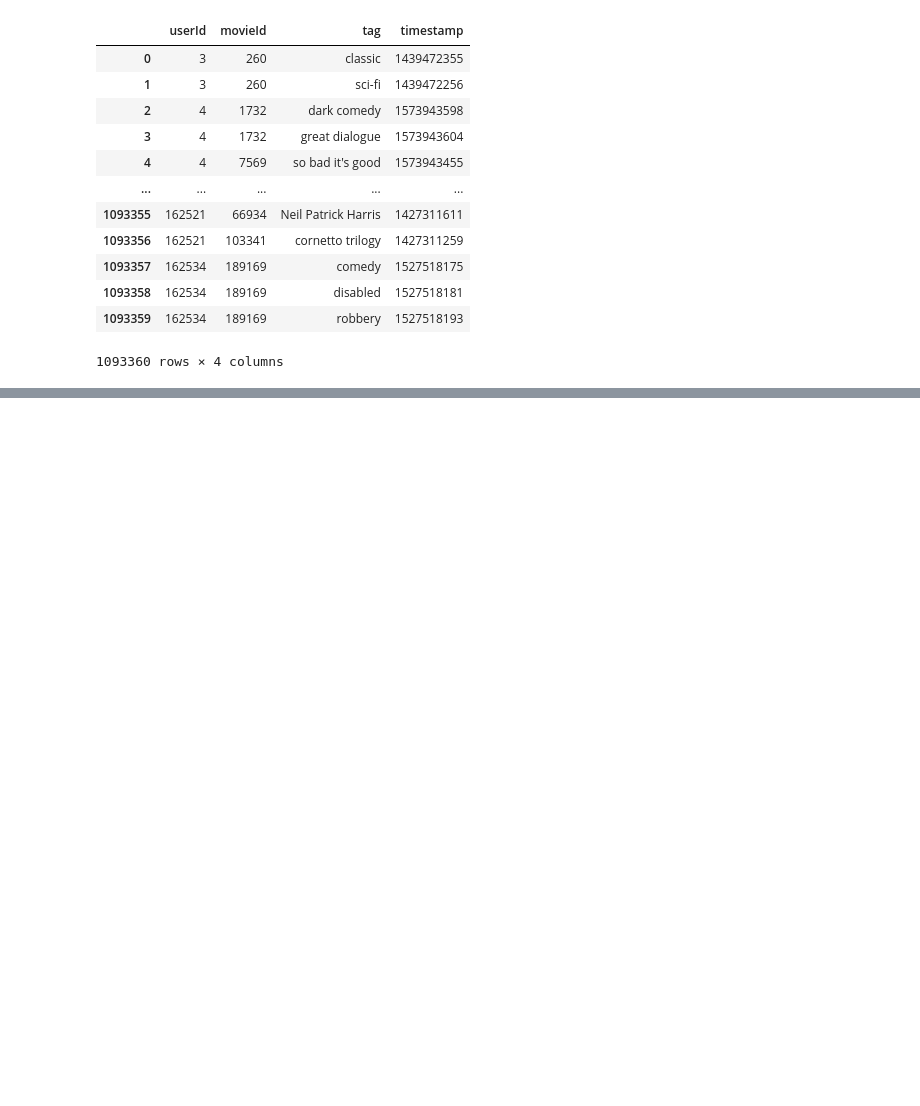
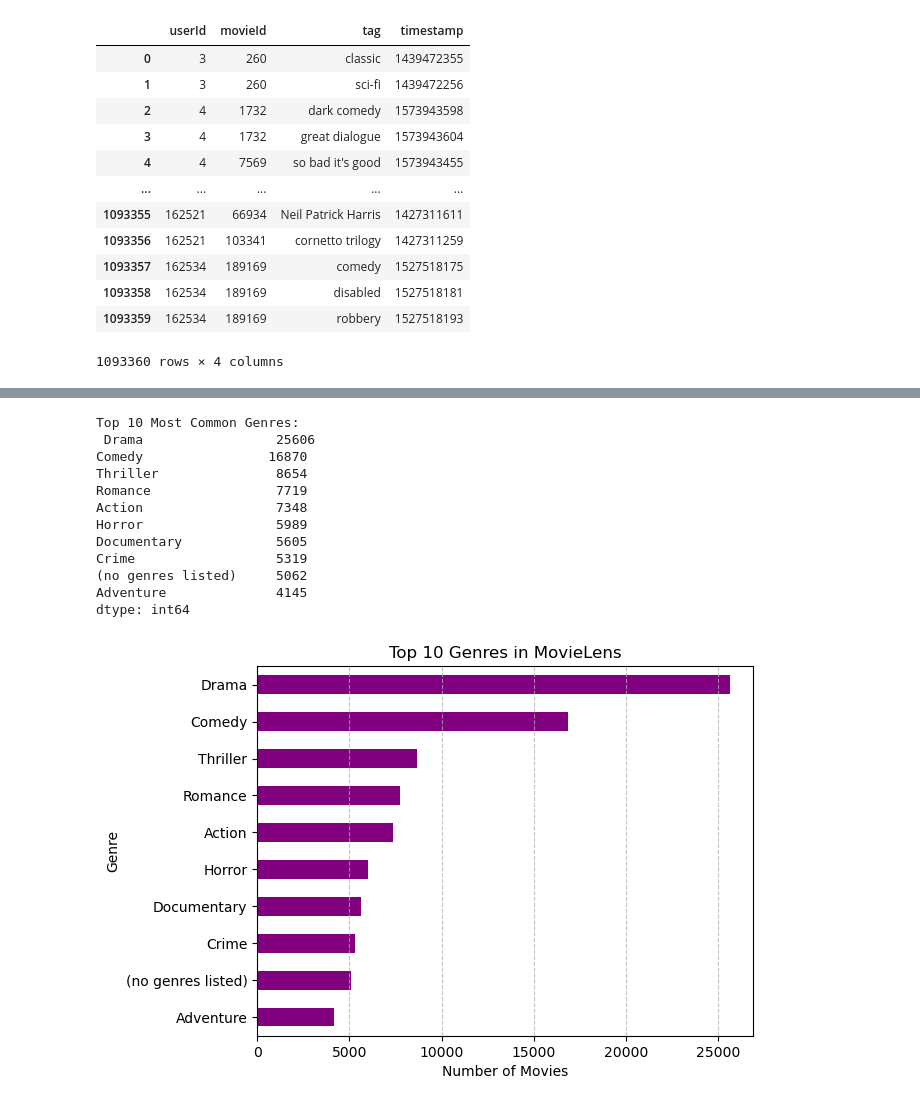
Before and after one commit to Valier-Juri/DSC202-movie-recommendation-database, a Jupyter notebook: EDA.ipynb, the cells around one changed output, grey strips where cells are left out. Cells and saved outputs as stored; diff of their text form; code cells hidden in the pictures; blank space fills up the shorter version.

```diff
--- a/EDA.ipynb
+++ b/EDA.ipynb
@@ -192,0 +334,27 @@ tag_movie
+# %%
+# Extract genre occurrences
+genre_counts = movies['genres'].str.get_dummies(sep='|').sum().sort_values(ascending=False)
+print("\nTop 10 Most Common Genres:\n", genre_counts.head(10))
+
+# Plot top genres
+genre_counts.head(10).plot(kind='barh', color='purple')
+plt.xlabel('Number of Movies')
+plt.ylabel('Genre')
+plt.title('Top 10 Genres in MovieLens')
+plt.gca().invert_yaxis()
+plt.grid(axis='x', linestyle='--', alpha=0.75)
+plt.show()
+# %% [output]
+Top 10 Most Common Genres:
+ Drama                 25606
+Comedy                16870
+Thriller               8654
+Romance                7719
+Action                 7348
+Horror                 5989
+Documentary            5605
+Crime                  5319
+(no genres listed)     5062
+Adventure              4145
+dtype: int64
+[figure, added]
```
Also changed, not shown: parts of 13 cells of this notebook.
